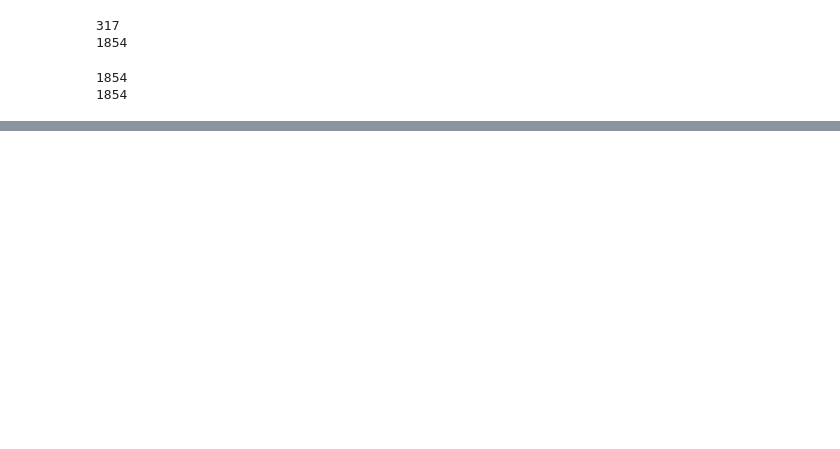
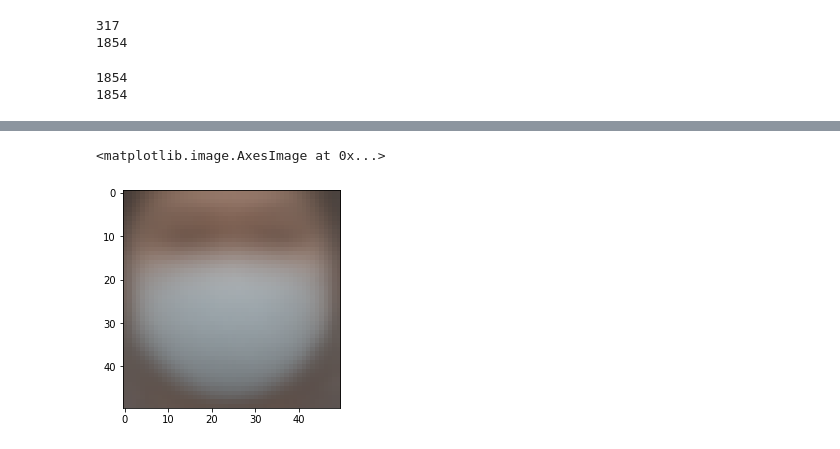
Before and after one commit to mf11y/Face-Mask-Detection, a Jupyter notebook: Extract-Resize-Train-Test-Split.ipynb, the cells around one changed output, grey strips where cells are left out. Cells and saved outputs as stored; diff of their text form; code cells hidden in the pictures; blank space fills up the shorter version.

```diff
--- a/Extract-Resize-Train-Test-Split.ipynb
+++ b/Extract-Resize-Train-Test-Split.ipynb
@@ -105,0 +141,8 @@ for f in val_wo_mask_files:
+# %%
+w_mask = np.array([np.array(load_img(f)) for f in w_mask_pics])
+avg_mask = np.mean(w_mask, axis = 0)
+avg_mask = avg_mask.reshape((50,50,3))
+plt.imshow(avg_mask.astype('uint8'))
+# %% [output]
+<matplotlib.image.AxesImage at 0x...>
+[figure, added]
```
Also changed, not shown: parts of 8 cells of this notebook.
